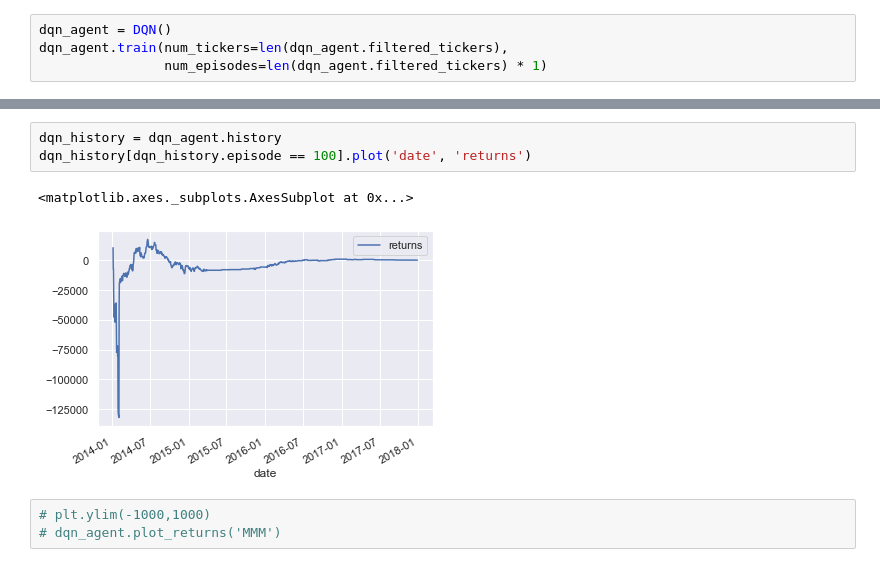
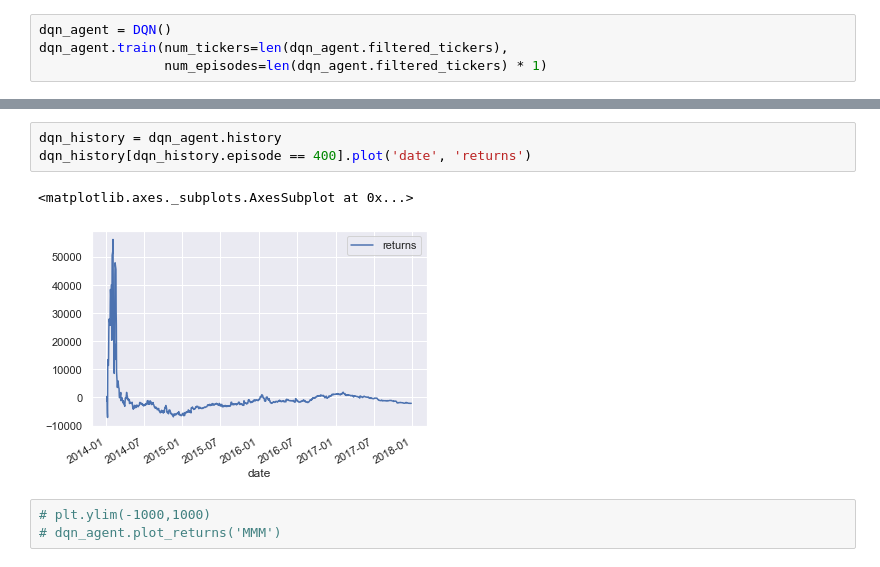
Before and after one commit to AaruranLog/rl-trading, a Jupyter notebook: agents.ipynb, the cells around one changed output, grey strips where cells are left out. Saved outputs shown, nothing was run; the diff lists cells and outputs as text.

```diff
--- a/agents.ipynb
+++ b/agents.ipynb
@@ -306,9 +306,9 @@ dqn_agent.plot_cumulative_discounted_rewards()
 # %%
 dqn_history = dqn_agent.history
-dqn_history[dqn_history.episode == 100].plot('date', 'returns')
+dqn_history[dqn_history.episode == 400].plot('date', 'returns')
 # %% [output]
 <matplotlib.axes._subplots.AxesSubplot at 0x...>
-[figure, old version]
+[figure, new version]
 # %%
 # plt.ylim(-1000,1000)
 # dqn_agent.plot_returns('MMM')
```
Also changed, not shown: parts of 27 cells of this notebook, 4 other files.
